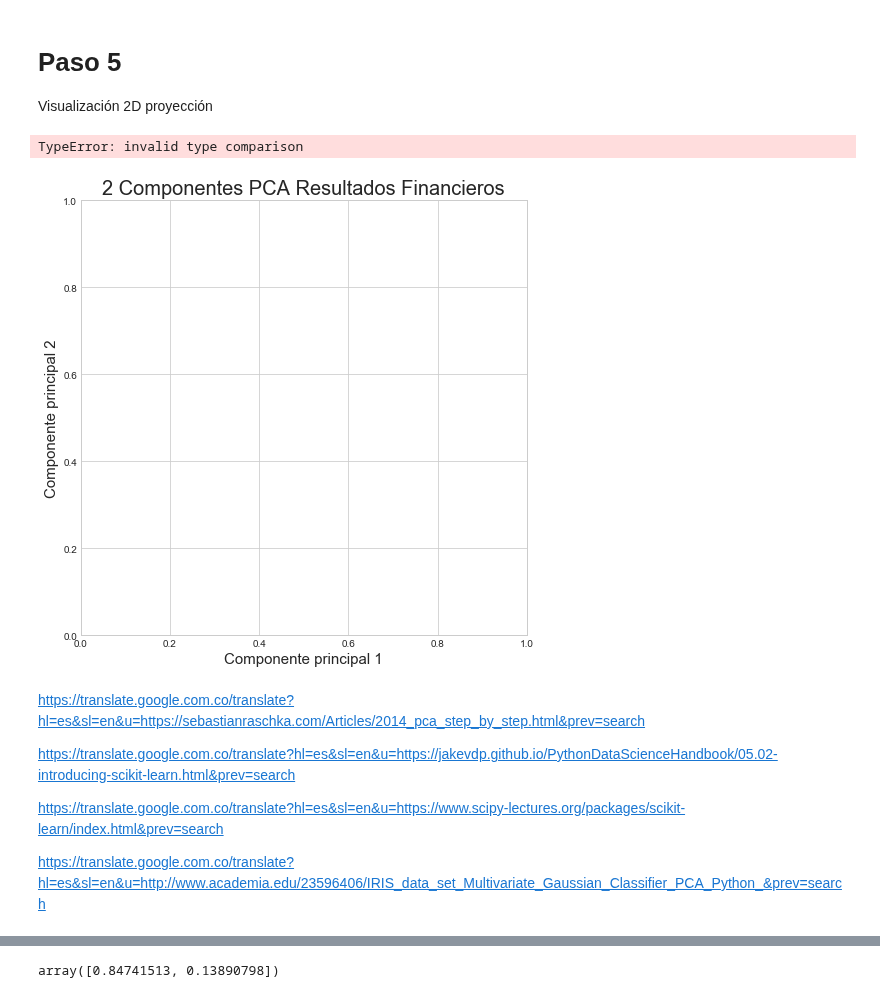
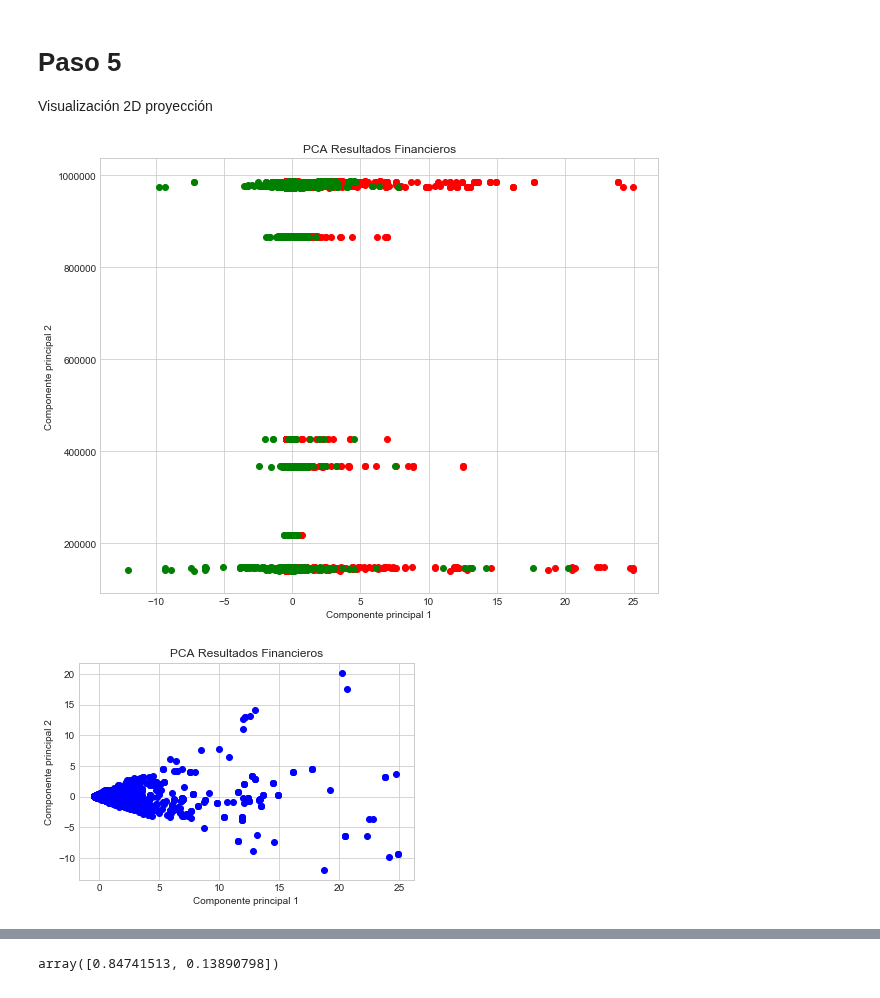
Before and after one commit to KatherinAcosta/Proyecto2018, a Jupyter notebook: 4. PCA .ipynb, the cells around one changed output, grey strips where cells are left out. Cells and saved outputs as stored; diff of their text form; code cells hidden in the pictures.

```diff
--- a/4. PCA .ipynb
+++ b/4. PCA .ipynb
@@ -138,6 +138,8 @@ final
 
 Visualización 2D proyección
 # %%
+total['P1'] = principalComponents[:,0]
+total['P2'] = principalComponents[:,1]
 #Visualizacion
 fig = plt.figure(figsize = (8,8))
 ax = fig.add_subplot(1,1,1)
@@ -148,21 +150,30 @@ ax.set_title('2 Componentes PCA Resultados Financieros', fontsize = 20)
 empresas = ['987533', '987530', '987525']
 colors = ['r', 'g', 'b']
 for empresa, color in zip(empresas,colors):
-    indicesToKeep = final['ESTABLECIMIENTO'] == empresa
+    indicesToKeep = total['ESTABLECIMIENTO'] == empresa
     ax.scatter(final.loc[indicesToKeep, 'Componente principal 1']
                , final.loc[indicesToKeep, 'Componente principal 2']
                , c = color
                , s = 50)
 ax.legend(targets)
 ax.grid()
-# %% [output]
-TypeError: invalid type comparison
-[figure, removed]
-# %% [markdown]
-https://translate.google.com.co/translate?hl=es&sl=en&u=https://sebastianraschka.com/Articles/2014_pca_step_by_step.html&prev=search
-
-https://translate.google.com.co/translate?hl=es&sl=en&u=https://jakevdp.github.io/PythonDataScienceHandbook/05.02-introducing-scikit-learn.html&prev=search
-
-https://translate.google.com.co/translate?hl=es&sl=en&u=https://www.scipy-lectures.org/packages/scikit-learn/index.html&prev=search
-
-https://translate.google.com.co/translate?hl=es&sl=en&u=http://www.academia.edu/23596406/IRIS_data_set_Multivariate_Gaussian_Classifier_PCA_Python_&prev=search
+# %%
+plt.figure(figsize=(10,8))
+plt.scatter(final['Componente principal 1'],final['ESTABLECIMIENTO'], c='red')
+plt.scatter(final['Componente principal 2'],final['ESTABLECIMIENTO'], c='green')
+
+plt.title('PCA Resultados Financieros')
+plt.xlabel('Componente principal 1')
+plt.ylabel('Componente principal 2')
+plt.show()
+# %% [output]
+[figure, added]
+# %%
+plt.scatter(final['Componente principal 1'],final['Componente principal 2'], c='blue')
+
+plt.title('PCA Resultados Financieros')
+plt.xlabel('Componente principal 1')
+plt.ylabel('Componente principal 2')
+plt.show()
+# %% [output]
+[figure, added]
```
Also changed, not shown: parts of 2 cells of this notebook.
